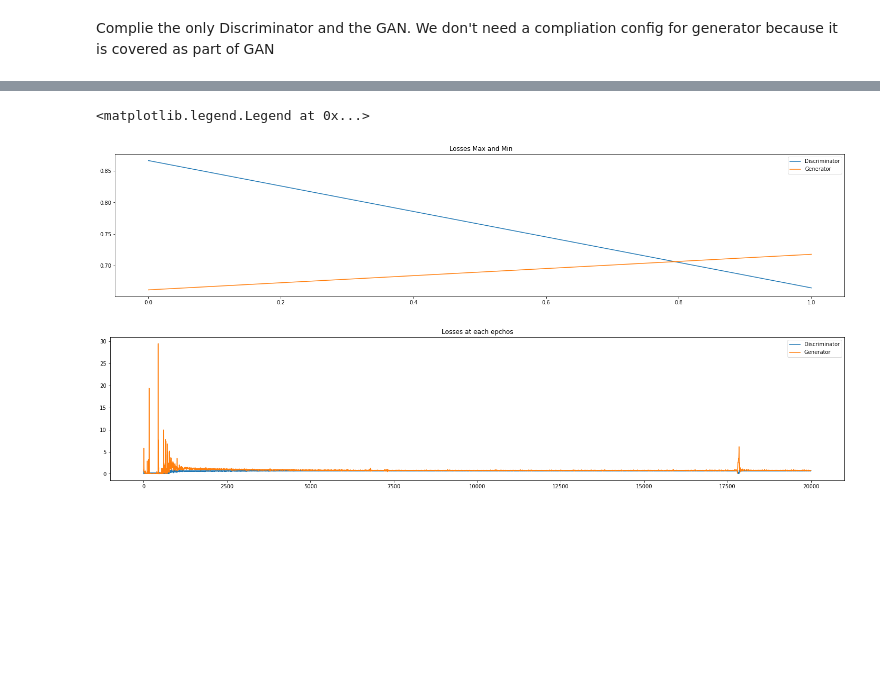
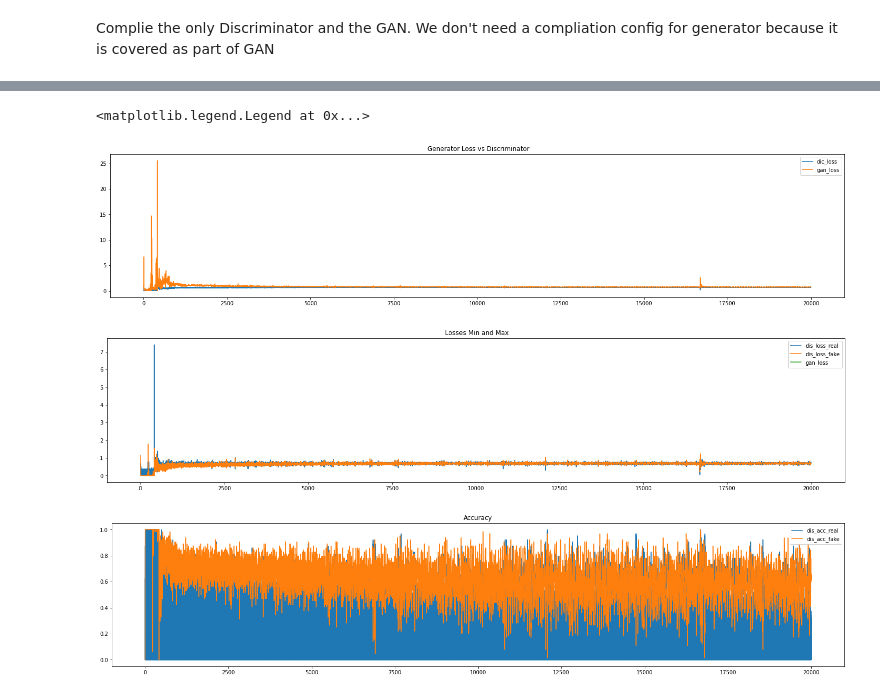
Before and after one commit to appersaravanan/Semeter-2-Assignment-1, a Jupyter notebook: GAN.ipynb, the cells around one changed output, grey strips where cells are left out. Cells and saved outputs as stored; diff of their text form; code cells hidden in the pictures; blank space fills up the shorter version.

```diff
--- a/GAN.ipynb
+++ b/GAN.ipynb
@@ -108,6 +105,9 @@ x_train =x_train/255
 print(x_train.min() , x_train.max())
 
 x_train = np.expand_dims(x_train, axis=3)
+
+
+d_loss_real_list,d_loss_fake_list,d_acc_real_list,d_acc_fake_list,g_loss_list,d_loss_list=list(),list(),list(),list(),list(),list()
 # %% [output]
 0 255
 0.0 1.0
@@ -206,24 +206,32 @@ train(epochs=20000, batch_size=in_batch_size, save_interval=1000)
 ... (30 outputs left out)
 # %%
-losses = np.array(graph_data)
 
+plt.subplots(figsize=(25, 5))
 
-fig, ax = plt.subplots(figsize=(25, 5))
-plt.plot(losses[0], label='Discriminator')
-plt.plot(losses[1], label='Generator')
+plt.plot(d_loss_list, label='dic_loss')
+plt.plot(g_loss_list, label='gan_loss')
 
-plt.title(" Losses Max and Min")
+plt.title(" Generator Loss vs Discriminator")
+plt.legend()
+
+plt.subplots(figsize=(25, 5))
+plt.plot(d_loss_real_list, label='dis_loss_real')
+plt.plot(d_loss_fake_list, label='dis_loss_fake')
+plt.plot(g_loss_list[0], label='gan_loss')
+
+plt.title(" Losses Min and Max")
 plt.legend()
 
 
 fig, ax = plt.subplots(figsize=(25, 5))
-plt.plot(losses.T[0], label='Discriminator')
-plt.plot(losses.T[1], label='Generator')
+plt.plot(d_acc_real_list, label='dis_acc_real')
+plt.plot(d_acc_fake_list, label='dis_acc_fake')
 
 
-plt.title("Losses at each epchos")
+plt.title("Accuracy")
 plt.legend()
 # %% [output]
 <matplotlib.legend.Legend at 0x...>
-[figure, old version]
+[figure, new version]
-[figure, old version]
+[figure, new version]
+[figure, added]
```
Also changed, not shown: parts of 9 cells of this notebook.
